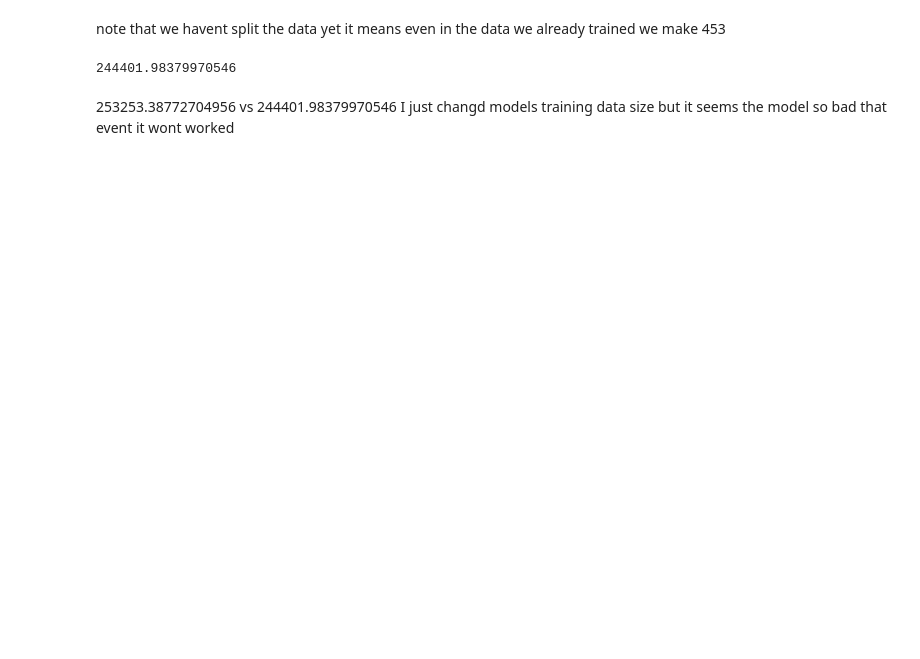
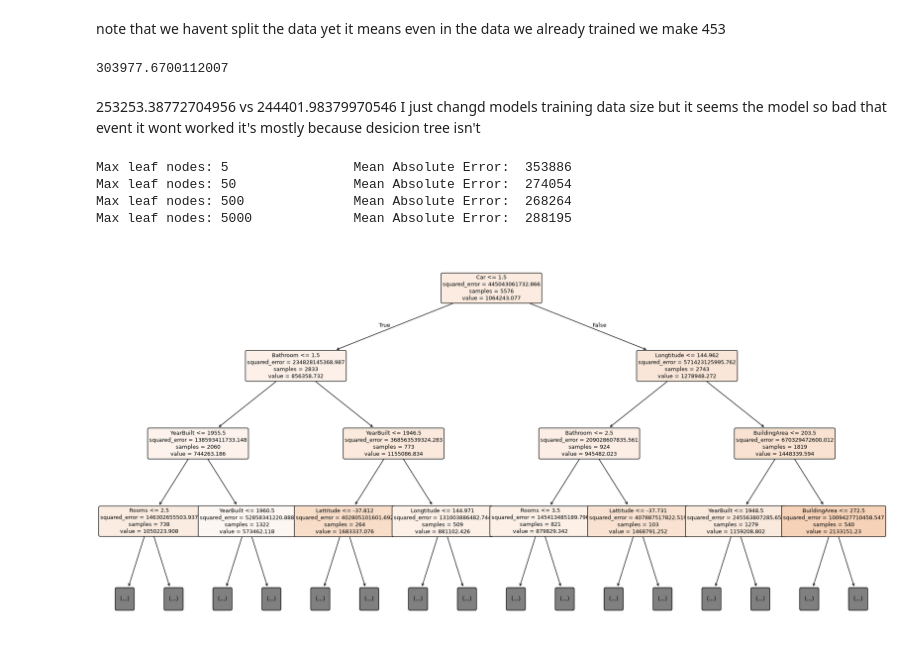
Before and after one commit to abdlhkr/NeuralNetwork, a Jupyter notebook: sckitlearn/lesson_2_traing_test.ipynb, the cells around one changed output. Saved outputs shown, nothing was run; the diff lists cells and outputs as text; code cells hidden in the pictures; blank space fills up the shorter version.

Commit message:
random forest and decision tree regressor with sckit learn also data manipulating to make data ready for the model

```diff
--- a/sckitlearn/lesson_2_traing_test.ipynb
+++ b/sckitlearn/lesson_2_traing_test.ipynb
@@ -7,6 +7,7 @@ import kagglehub
 
 path = kagglehub.dataset_download("dansbecker/melbourne-housing-snapshot")
 home_data = pd.read_csv(path + "/melb_data.csv")
+home_data = home_data.dropna(axis=0)
 home_data.columns
 # %% [output]
 Index(['Suburb', 'Address', 'Rooms', 'Type', 'Price', 'Method', 'SellerG',
@@ -43,16 +44,34 @@ note that we havent split the data yet it means even in the data we already trai
 # %%
 from sklearn.model_selection import train_test_split
 
-train_X, val_X, train_y, val_y = train_test_split(X, y, random_state = 0,test_size = 0.1)
-
-real_home_model = DecisionTreeRegressor()
+training_features, validation_features, training_prices, validation_prices = train_test_split(
+    X,
+    y,
+    test_size=0.1,
+    random_state=0
+)
+""" real_home_model = DecisionTreeRegressor(
+    max_depth=15,
+    min_samples_leaf=5,
+    criterion="squared_error",
+    splitter="best"
+    ) """
+real_home_model = DecisionTreeRegressor(
+    criterion='squared_error',   # Hata kriteri (MSE)
+    max_depth=10,                # 50 yerine 10 gibi daha makul bir derinlik
+    min_samples_split=10,        # Bölünmek için en az 10 veri şartı
+    min_samples_leaf=5,          # Yaprakta en az 5 veri kalmalı
+    max_features='sqrt',         # Her adımda sütunların karekökü kadarını değerlendir
+    ccp_alpha=0.01,              # Zayıf dalları buda
+    random_state=1
+)
 # Fit model
-real_home_model.fit(train_X, train_y)
+real_home_model.fit(training_features, training_prices)
 
 # get predicted prices on validation data
-val_predictions = real_home_model.predict(val_X)
-print(mean_absolute_error(val_y, val_predictions))
+val_predictions = real_home_model.predict(validation_features)
+print(mean_absolute_error(validation_prices, val_predictions))
 # %% [output]
-244401.98379970546
+303977.6700112007
 # %% [markdown]
-253253.38772704956 vs 244401.98379970546 I just changd models training data size but it seems the model so bad that event it wont worked
+253253.38772704956 vs 244401.98379970546 I just changd models training data size but it seems the model so bad that event it wont worked it's mostly because desicion tree isn't
@@ -58,0 +85,32 @@ print(mean_absolute_error(val_y, val_predictions))
+# %%
+for max_leaf_nodes in [5, 50, 500, 5000]:
+        my_mae = get_mae(
+        max_leaf_nodes,
+        training_features,
+        validation_features,
+        training_prices,
+        validation_prices)
+        print("Max leaf nodes: %d  \t\t Mean Absolute Error:  %d" %(max_leaf_nodes, my_mae))
+# %% [output]
+Max leaf nodes: 5                Mean Absolute Error:  353886
+Max leaf nodes: 50               Mean Absolute Error:  274054
+Max leaf nodes: 500              Mean Absolute Error:  268264
+Max leaf nodes: 5000             Mean Absolute Error:  288195
+# %%
+import matplotlib.pyplot as plt
+from sklearn.tree import plot_tree
+
+plt.figure(figsize=(24, 12))
+
+plot_tree(
+    real_home_model,
+    feature_names=training_features.columns,
+    filled=True,
+    rounded=True,
+    max_depth=3,
+    fontsize=9
+)
+
+plt.show()
+# %% [output]
+[figure, added]
```
Also changed, not shown: parts of 2 cells of this notebook, 2 other files.
